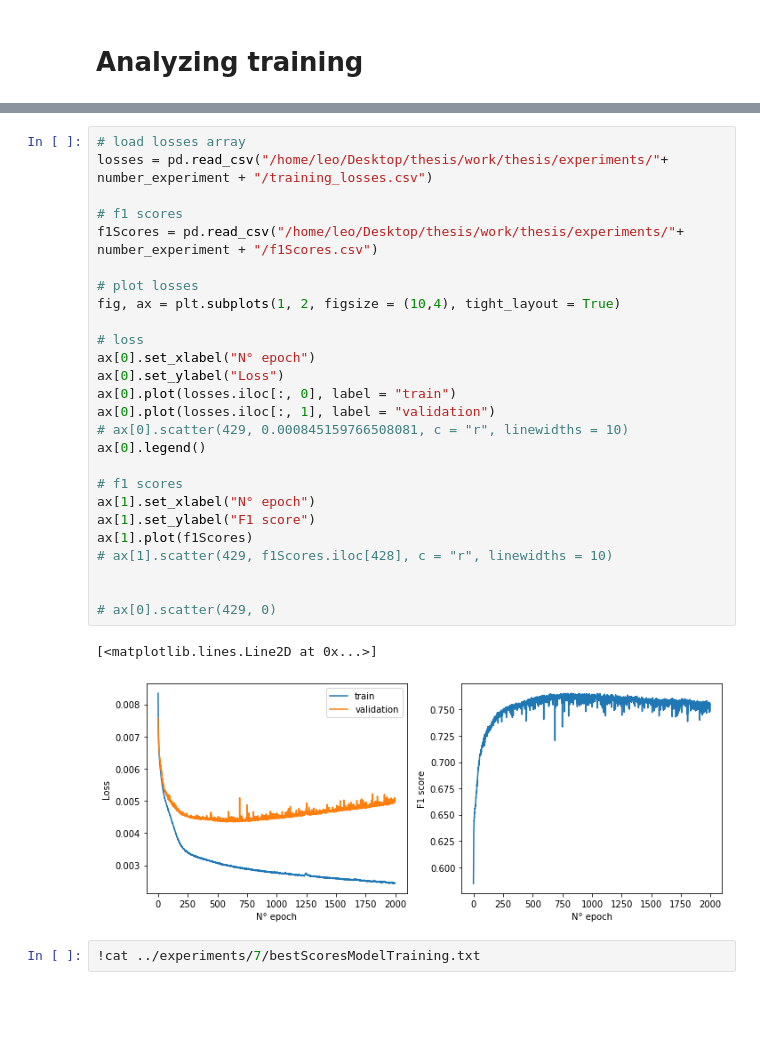
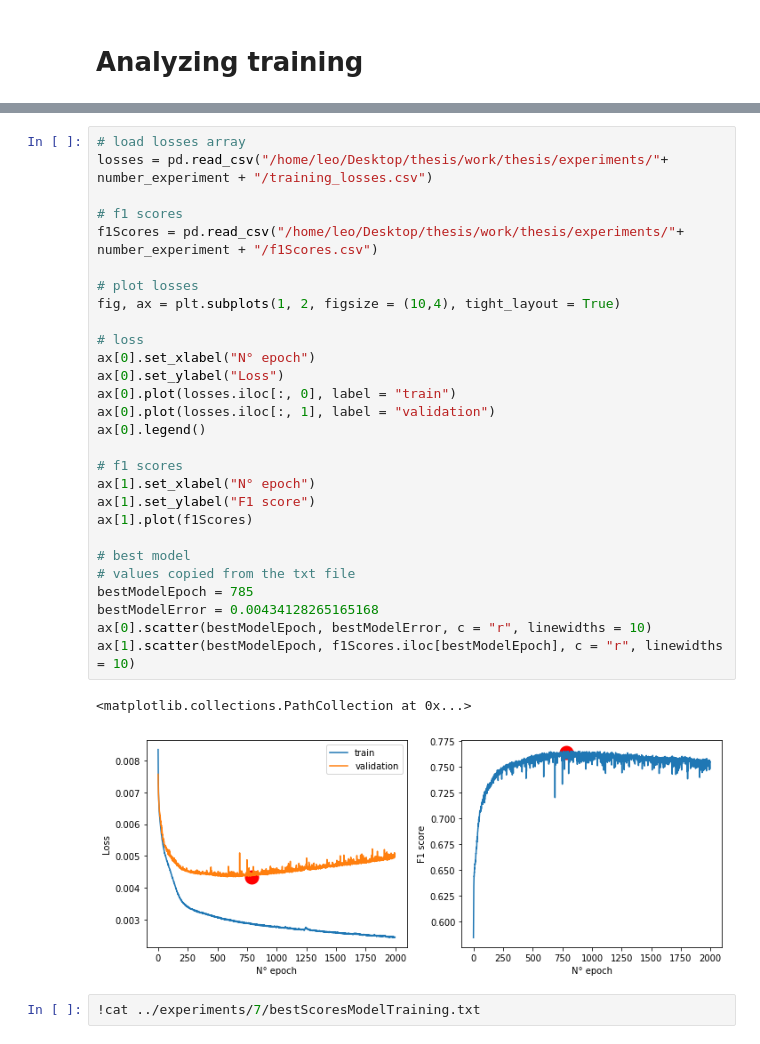
Before and after one commit to leoBravoRain/thesis, a Jupyter notebook: work/thesis/notebooks/train_classifier.ipynb, the cells around one changed output, grey strips where cells are left out. Saved outputs shown, nothing was run; the diff lists cells and outputs as text; blank space fills up the shorter version.

Commit message:
add result images experiment 7

```diff
--- a/work/thesis/notebooks/train_classifier.ipynb
+++ b/work/thesis/notebooks/train_classifier.ipynb
@@ -495,32 +514,34 @@ if  trainingOnGuanaco or trainWithJustPython:
 # %%
 # load losses array
 losses = pd.read_csv("/home/leo/Desktop/thesis/work/thesis/experiments/"+ number_experiment + "/training_losses.csv")
 
 # f1 scores
 f1Scores = pd.read_csv("/home/leo/Desktop/thesis/work/thesis/experiments/"+ number_experiment + "/f1Scores.csv")
 
 # plot losses
 fig, ax = plt.subplots(1, 2, figsize = (10,4), tight_layout = True)
 
 # loss
 ax[0].set_xlabel("N° epoch")
 ax[0].set_ylabel("Loss")
 ax[0].plot(losses.iloc[:, 0], label = "train")
 ax[0].plot(losses.iloc[:, 1], label = "validation")
-# ax[0].scatter(429, 0.000845159766508081, c = "r", linewidths = 10)
 ax[0].legend()
 
 # f1 scores
 ax[1].set_xlabel("N° epoch")
 ax[1].set_ylabel("F1 score")
 ax[1].plot(f1Scores)
-# ax[1].scatter(429, f1Scores.iloc[428], c = "r", linewidths = 10)
 
-
-# ax[0].scatter(429, 0)
+# best model
+# values copied from the txt file
+bestModelEpoch = 785
+bestModelError = 0.00434128265165168
+ax[0].scatter(bestModelEpoch, bestModelError, c = "r", linewidths = 10)
+ax[1].scatter(bestModelEpoch, f1Scores.iloc[bestModelEpoch], c = "r", linewidths = 10)
 # %% [output]
-[<matplotlib.lines.Line2D at 0x...>]
+<matplotlib.collections.PathCollection at 0x...>
-[figure, old version]
+[figure, new version]
 # %%
 !cat ../experiments/7/bestScoresModelTraining.txt
 # %% [output]
```
Also changed, not shown: parts of 5 cells of this notebook, 5 other files.
